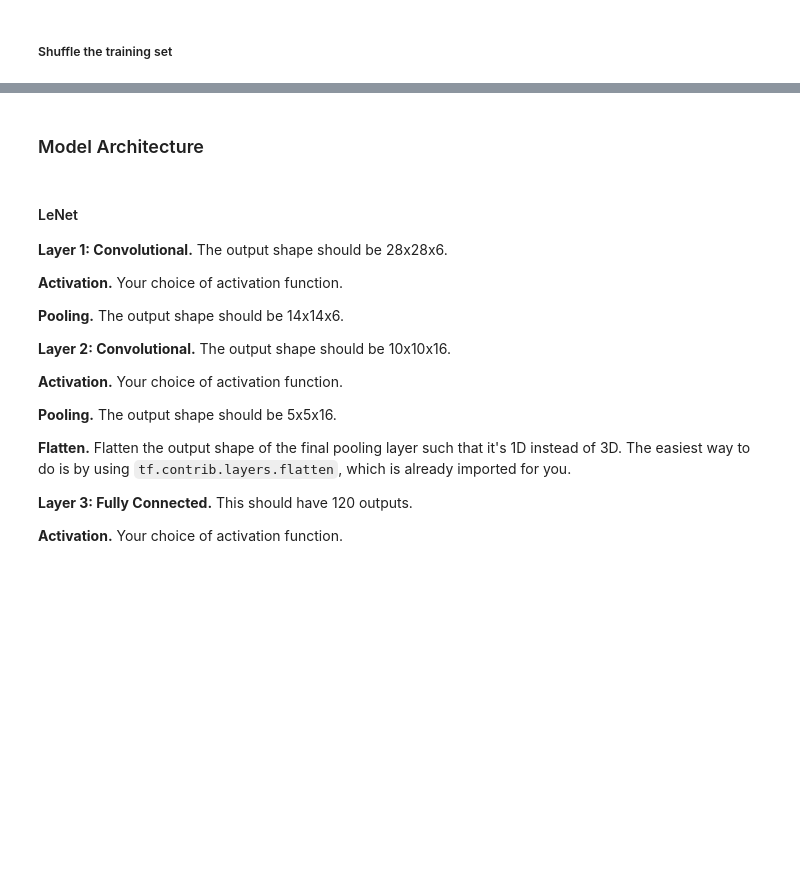
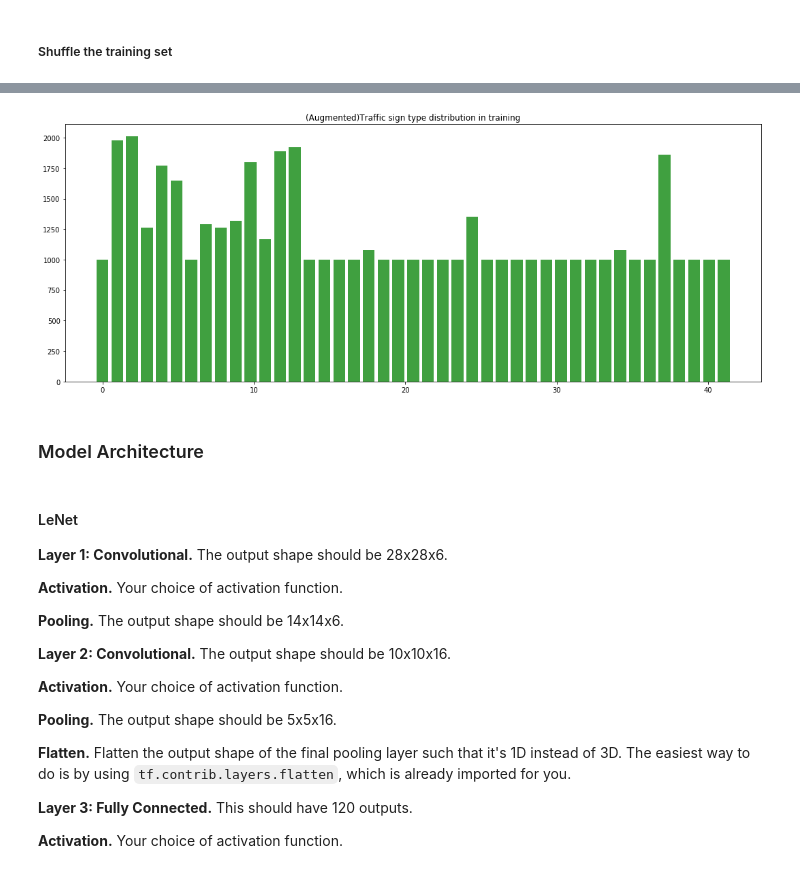
Before and after one commit to glc12125/CarND-Traffic-Sign-Classifier-Project, a Jupyter notebook: Traffic_Sign_Classifier.ipynb, the cells around one changed output, grey strips where cells are left out. Saved outputs shown, nothing was run; the diff lists cells and outputs as text; code cells hidden in the pictures; blank space fills up the shorter version.

```diff
--- a/Traffic_Sign_Classifier.ipynb
+++ b/Traffic_Sign_Classifier.ipynb
@@ -586,3 +590,13 @@ plt.show()
+# %%
+# histogram of label frequency
+fig, ax = plt.subplots(ncols=1, figsize=(15, 6))
+
+ax.hist(y_train, n_classes, histtype='bar', facecolor='g', alpha=0.75, rwidth=0.8, align='left')
+ax.set_title('(Augmented)Traffic sign type distribution in training')
+fig.tight_layout()
+plt.show()
+# %% [output]
+[figure, added]
 # %% [markdown]
 ### Model Architecture
 # %% [markdown]
```
Also changed, not shown: parts of 25 cells of this notebook, 8 other files.
